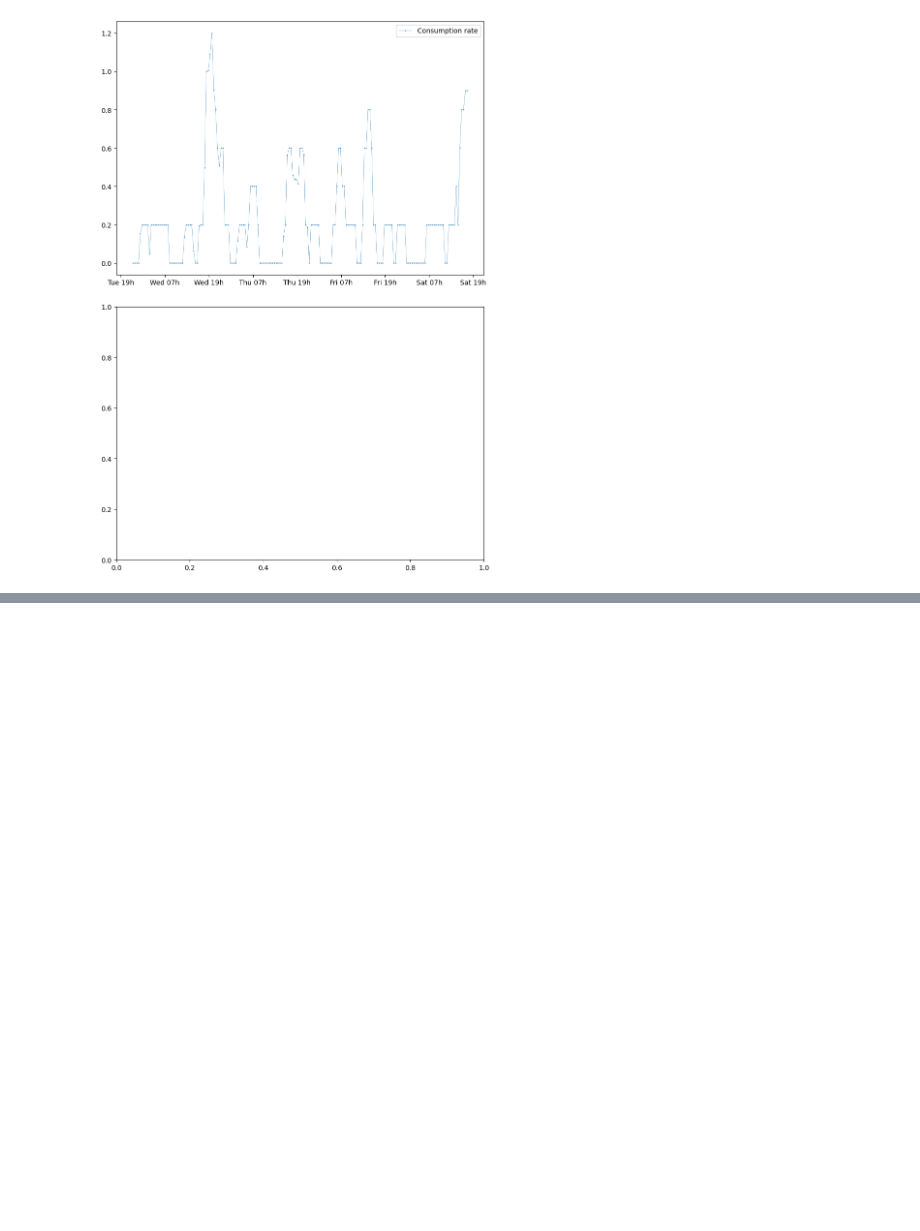
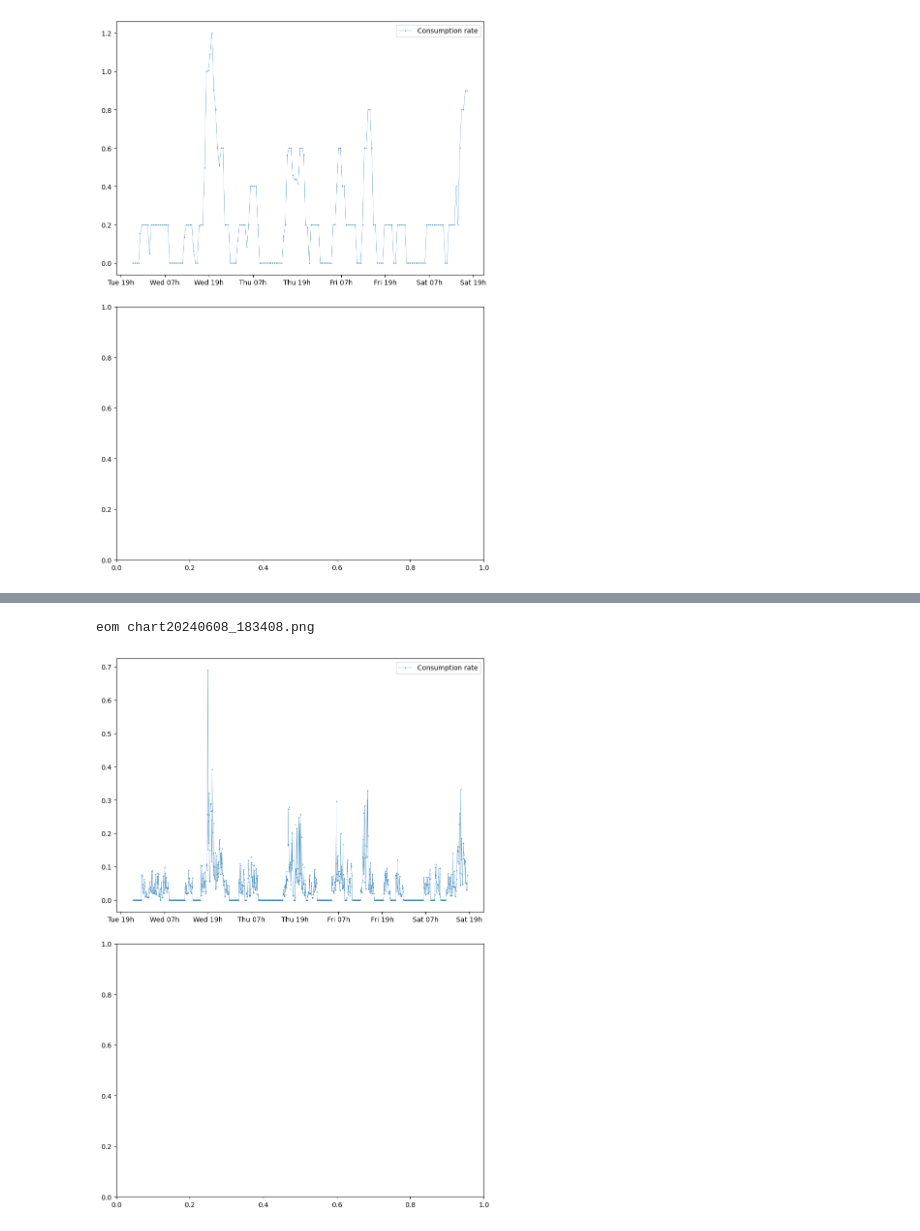
Before and after one commit to tomviolin/rtl433, a Jupyter notebook: Untitled1.ipynb, the cells around one changed output, grey strips where cells are left out. Saved outputs shown, nothing was run; the diff lists cells and outputs as text; code cells hidden in the pictures; blank space fills up the shorter version.

```diff
--- a/Untitled1.ipynb
+++ b/Untitled1.ipynb
@@ -20,0 +31,5 @@ eom chart20240608_182704.png
+# %%
+run graphit.py
+# %% [output]
+eom chart20240608_183408.png
+[figure, added]
```
Also changed, not shown: parts of 2 cells of this notebook, 6 other files.
